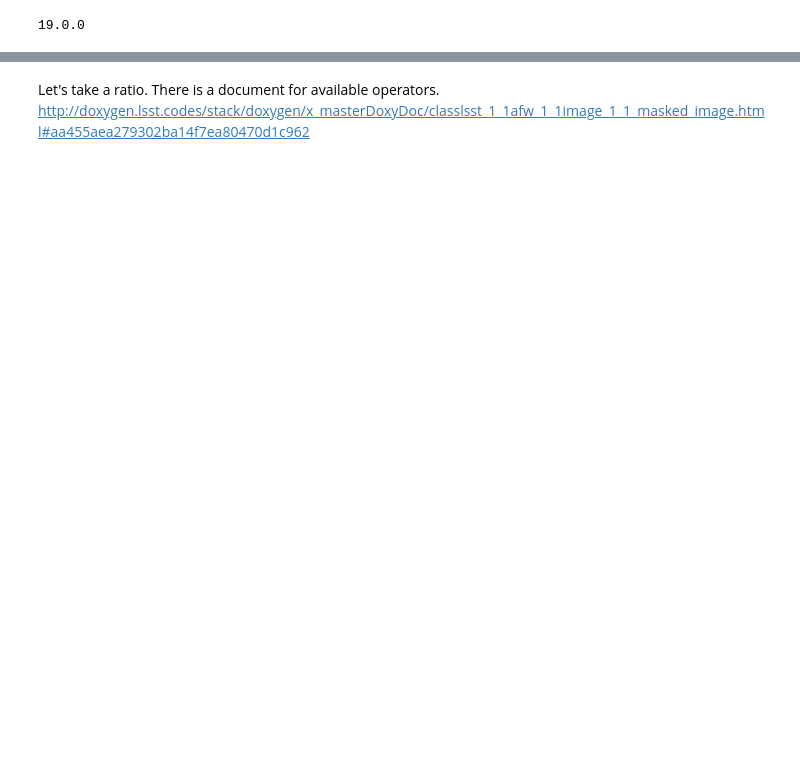
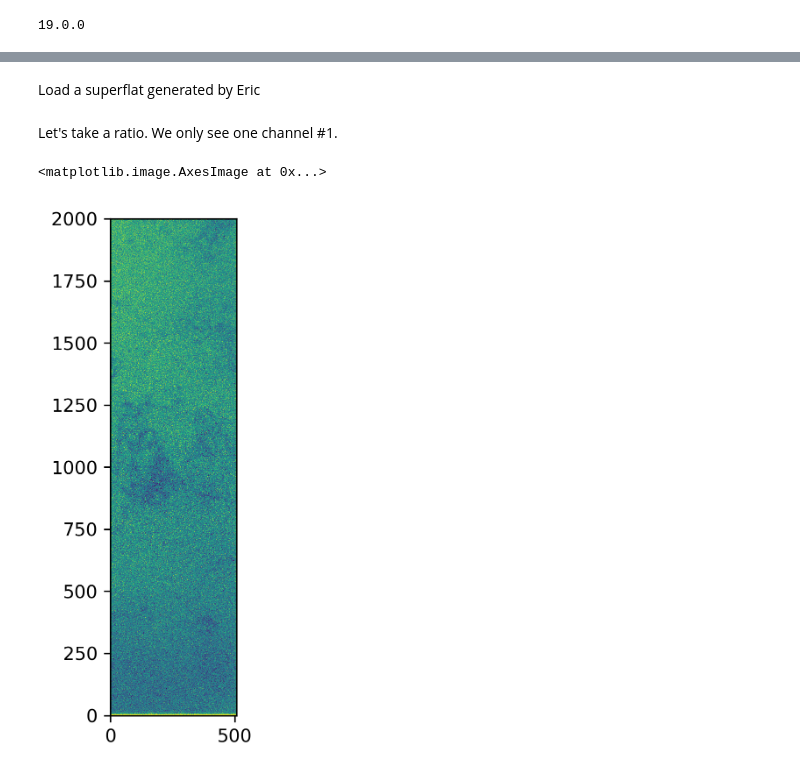
Before and after one commit to youtsumi/Summer2020, a Jupyter notebook: flatratio.ipynb, the cells around one changed output, grey strips where cells are left out. Cells and saved outputs as stored; diff of their text form; code cells hidden in the pictures; blank space fills up the shorter version.

```diff
--- a/flatratio.ipynb
+++ b/flatratio.ipynb
@@ -22,6 +26,7 @@ ccob = get_ccd_from_id(None, fname, [])
+# %% [markdown]
+Load a superflat generated by Eric
 # %%
 fname = "/gpfs/slac/lsst/fs1/u/echarles/DATA/analysis/ts8/superflat/RTM-013/RTM-013-10982-S21_superflat_normal_h.fits"
 ts8flat = get_ccd_from_id(None, fname, [])
-# %% [markdown]
-Let's take a ratio. There is a document for available operators.
-http://doxygen.lsst.codes/stack/doxygen/x_masterDoxyDoc/classlsst_1_1afw_1_1image_1_1_masked_image.html#aa455aea279302ba14f7ea80470d1c962
+# %% [markdown]
+Let's take a ratio. We only see one channel #1.
@@ -27,0 +36,11 @@ http://doxygen.lsst.codes/stack/doxygen/x_masterDoxyDoc/classlsst_1_1afw_1_1imag
+# %%
+from astropy.stats import mad_std
+subsec = ratio_red[:2000,:512]
+std = mad_std(subsec)
+mean = subsec.mean()
+N = 3
+fig, axs = pylab.subplots(1,1,figsize=(5,5),dpi=300)
+axs.imshow(subsec,origin="lower",vmin=mean-N*std,vmax=mean+N*std)
+# %% [output]
+<matplotlib.image.AxesImage at 0x...>
+[figure, added]
```
Also changed, not shown: parts of 15 cells of this notebook.
